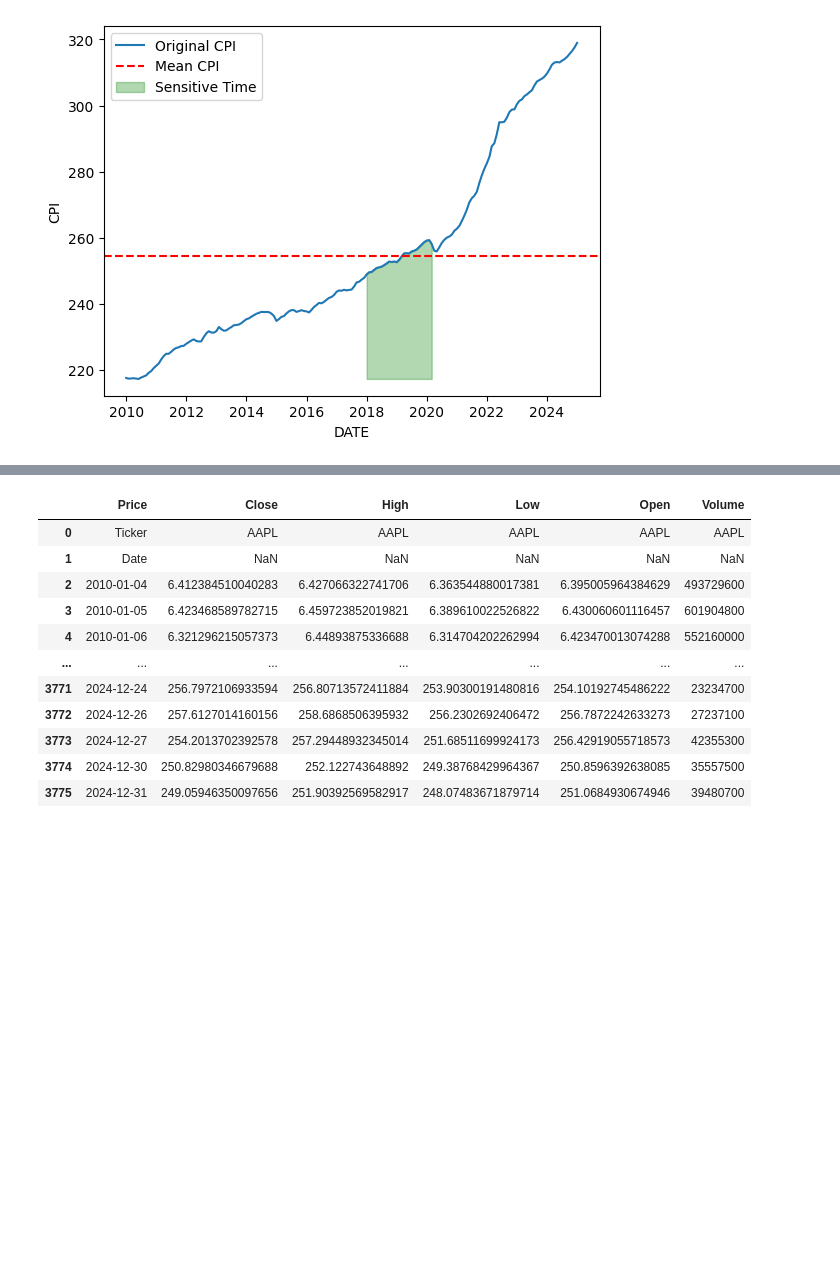
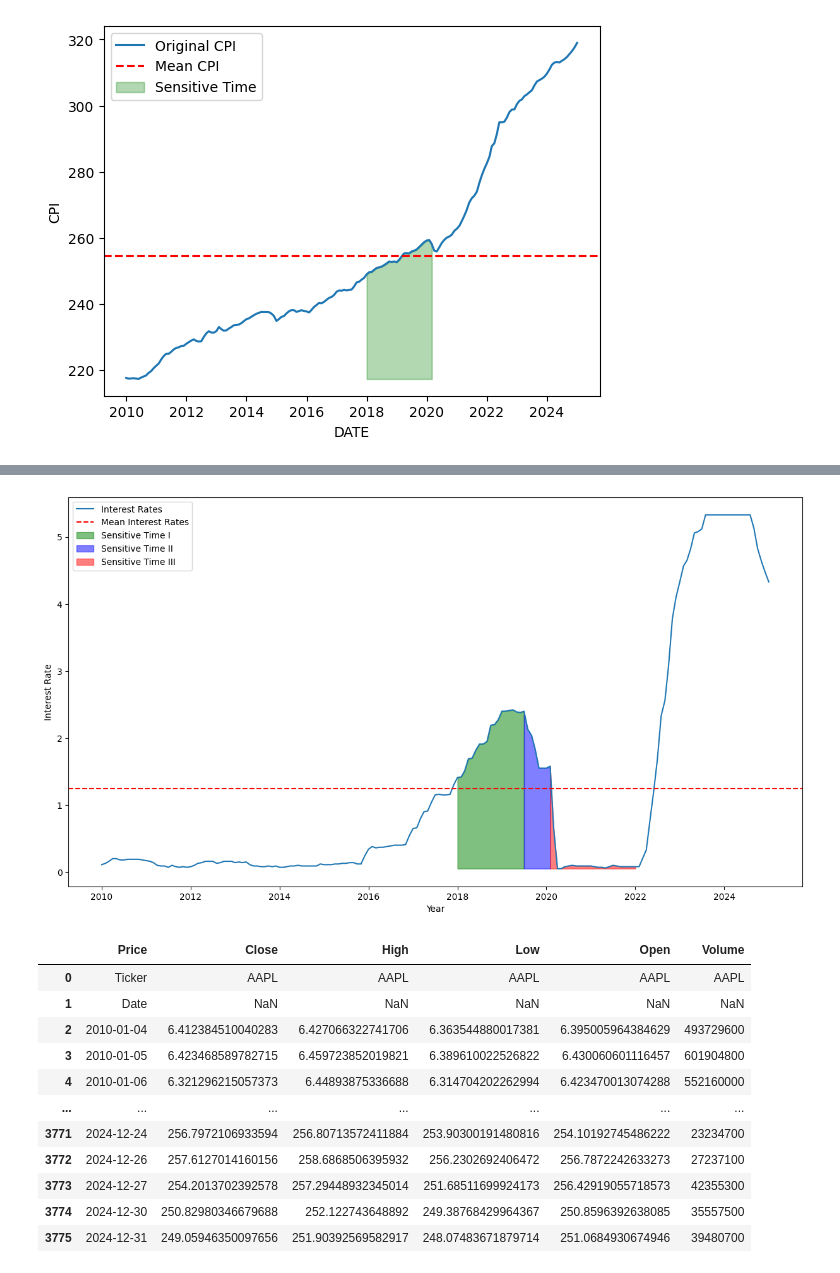
Before and after one commit to tanmaykumarchaki/AI-Driven-Market-Transformation-Analytics, a Jupyter notebook: data_import.ipynb, the cells around one changed output, grey strips where cells are left out. Cells and saved outputs as stored; diff of their text form; code cells hidden in the pictures; blank space fills up the shorter version.

Commit message:
commit2 (Interest Rate Analysis)

```diff
--- a/data_import.ipynb
+++ b/data_import.ipynb
@@ -72,3 +71,10 @@ plt.ylabel("CPI")
 plt.show()
 # %% [output]
 [figure]
+# %%
+int_rate = pd.read_csv('myenv/data/Interest_Rate.csv')
+int_rate['DATE'] = pd.to_datetime(int_rate['DATE'])
+int_rate['FEDFUNDS'] = pd.to_numeric(int_rate['FEDFUNDS'])
+int_rate.dropna()
+
+int_rate
@@ -75,3 +95,48 @@ plt.show()
+# %%
+x_ir = int_rate['FEDFUNDS'].values
+y_ir = int_rate['DATE'].values
+ir_mean = x_ir.mean()
+
+ir_mask_1 = ((int_rate['DATE'] >= '2018-01-01') & (int_rate['DATE'] <= '2019-07-1'))
+ir_mask_2 = ((int_rate['DATE'] >= '2019-07-01') & (int_rate['DATE'] <= '2020-02-15'))
+ir_mask_3 = ((int_rate['DATE'] >= '2020-02-01') & (int_rate['DATE'] <= '2022-01-01'))
+
+
+plt.figure(figsize=(15,8))
+plt.plot(y_ir, x_ir, label = "Interest Rates")
+plt.axhline(ir_mean, color = 'r', linestyle = '--', label = 'Mean Interest Rates')
+
+plt.fill_between(
+    y_ir,x_ir,
+    min(x_ir),
+    where=ir_mask_1,
+    color = 'g',
+    alpha = 0.5,
+    label = "Sensitive Time I"
+)
+plt.fill_between(
+    y_ir,x_ir,
+    min(x_ir),
+    where=ir_mask_2,
+    color = 'b',
+    alpha = 0.5,
+    label = "Sensitive Time II"
+)
+plt.fill_between(
+    y_ir,x_ir,
+    min(x_ir),
+    where=ir_mask_3,
+    color = 'r',
+    alpha = 0.5,
+    label = "Sensitive Time III"
+)
+
+plt.xlabel('Year')
+plt.ylabel('Interest Rate')
+plt.legend()
+plt.show()
+# %% [output]
+[figure, added]
 # %%
 df1 = pd.read_csv("myenv/data/APPLE.csv")
 df1
```
Also changed, not shown: parts of 2 cells of this notebook.
